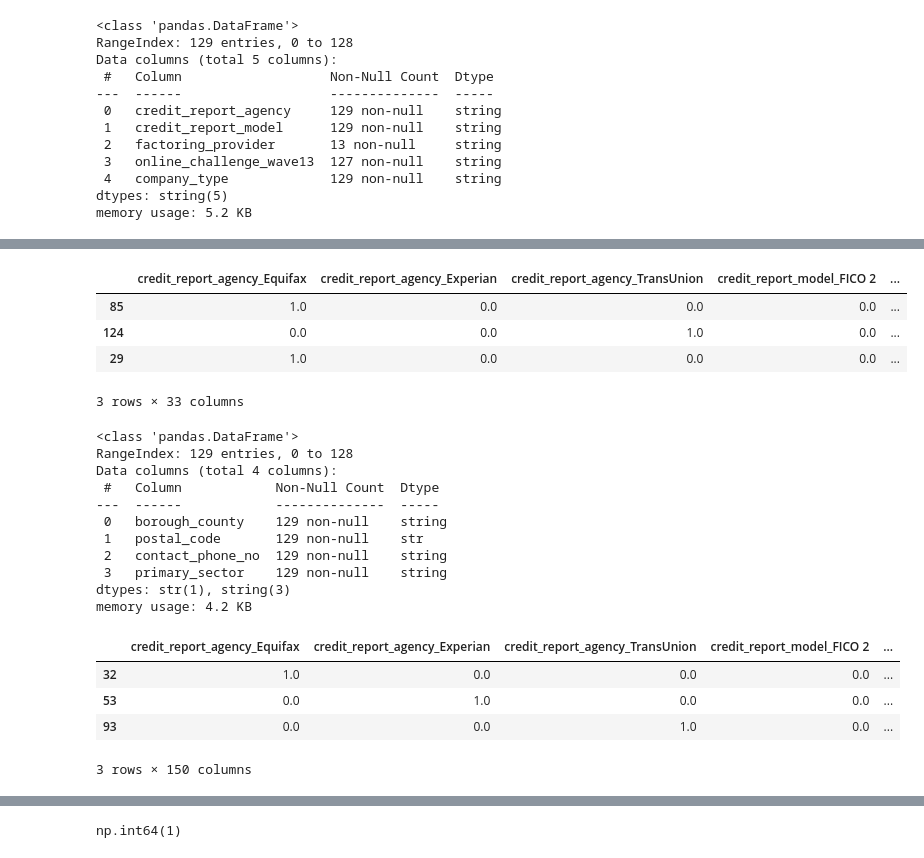
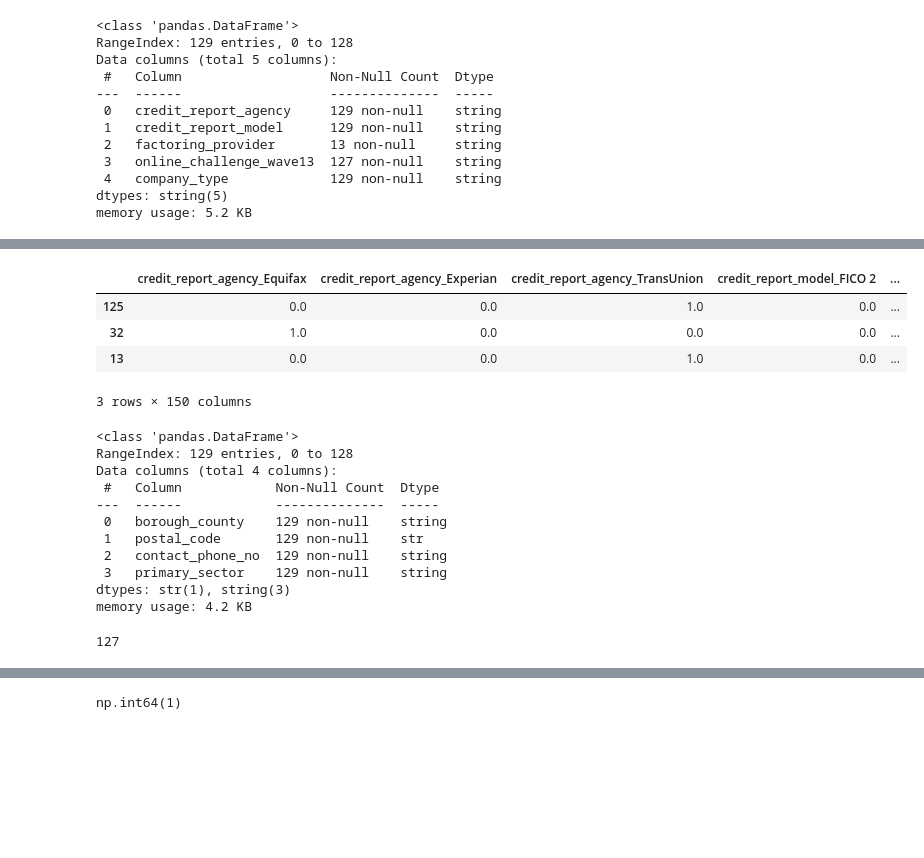
Before and after one commit to floatn/QML-for-finance, a Jupyter notebook: qml_code.ipynb, the cells around one changed output, grey strips where cells are left out. Cells and saved outputs as stored; diff of their text form; code cells hidden in the pictures; blank space fills up the shorter version.

Commit message:
Finished encoding Credit data

```diff
--- a/qml_code.ipynb
+++ b/qml_code.ipynb
@@ -2540,25 +2524,24 @@ cs7_df[['credit_report_agency', 'credit_report_model', 'factoring_provider', 'on
 # %%
 from sklearn.preprocessing import OneHotEncoder
 
-ohc = OneHotEncoder(sparse_output=False).set_output(transform='pandas')
-ohc_df = pd.concat([ohc.fit_transform(cs7_df[['credit_report_agency', 'credit_report_model', 'company_type']]),
-                    ohc2.fit_transform(cs7_df[['factoring_provider']].fillna('NA')).drop(columns=['factoring_provider_NA']),
-                    ohc2.fit_transform(cs7_df[['online_challenge_wave13']].fillna('NA')).drop(columns=['online_challenge_wave13_NA'])], axis=1)
+ohc1 = OneHotEncoder(sparse_output=False).set_output(transform='pandas')
+ohc_df0 = cs7_df[['credit_report_agency', 'credit_report_model', 'company_type', 'borough_county',
+                  'primary_sector', 'factoring_provider', 'online_challenge_wave13']]
+ohc_df0.fillna({'factoring_provider': 'NA', 'online_challenge_wave13': 'NA'}, inplace=True)
+ohc_df = ohc1.fit_transform(ohc_df0).drop(columns=['factoring_provider_NA', 'online_challenge_wave13_NA'])
 ohc_df.sample(3)
 # %% [output]
 |  | credit_report_agency_Equifax | credit_report_agency_Experian | credit_report_agency_TransUnion | credit_report_model_FICO 2 | ... |
-| 85 | 1.0 | 0.0 | 0.0 | 0.0 | ... |
-| 124 | 0.0 | 0.0 | 1.0 | 0.0 | ... |
-| 29 | 1.0 | 0.0 | 0.0 | 0.0 | ... |
+| 125 | 0.0 | 0.0 | 1.0 | 0.0 | ... |
+| 32 | 1.0 | 0.0 | 0.0 | 0.0 | ... |
+| 13 | 0.0 | 0.0 | 1.0 | 0.0 | ... |
-3 rows × 33 columns
+3 rows × 150 columns
 # %%
 cs7_df[cs7_df.columns[141:145]].sample(5)
 cs7_df[cs7_df.columns[141:145]].info()
 cs7_df[cs7_df.columns[144]].value_counts()
 cs7_df[cs7_df.columns[143]].nunique()
 cs7_df[cs7_df.columns[142]].nunique()
-ohc_df = pd.concat([ohc_df, ohc.fit_transform(cs7_df[['borough_county', 'primary_sector']])], axis=1)
-ohc_df.sample(3)
 # TODO: delete postal_code, contact_phone_number columns
 # %% [output]
 <class 'pandas.DataFrame'>
@@ -2572,11 +2555,7 @@ Data columns (total 4 columns):
  3   primary_sector    129 non-null    string
 dtypes: str(1), string(3)
 memory usage: 4.2 KB
-|  | credit_report_agency_Equifax | credit_report_agency_Experian | credit_report_agency_TransUnion | credit_report_model_FICO 2 | ... |
-| 32 | 1.0 | 0.0 | 0.0 | 0.0 | ... |
-| 53 | 0.0 | 1.0 | 0.0 | 0.0 | ... |
-| 93 | 0.0 | 0.0 | 1.0 | 0.0 | ... |
-3 rows × 150 columns
+127
 # %%
 cs7_df[cs7_df.columns[38:50]].sample(5)
 # %% [output]
```
Also changed, not shown: parts of 24 cells of this notebook.
